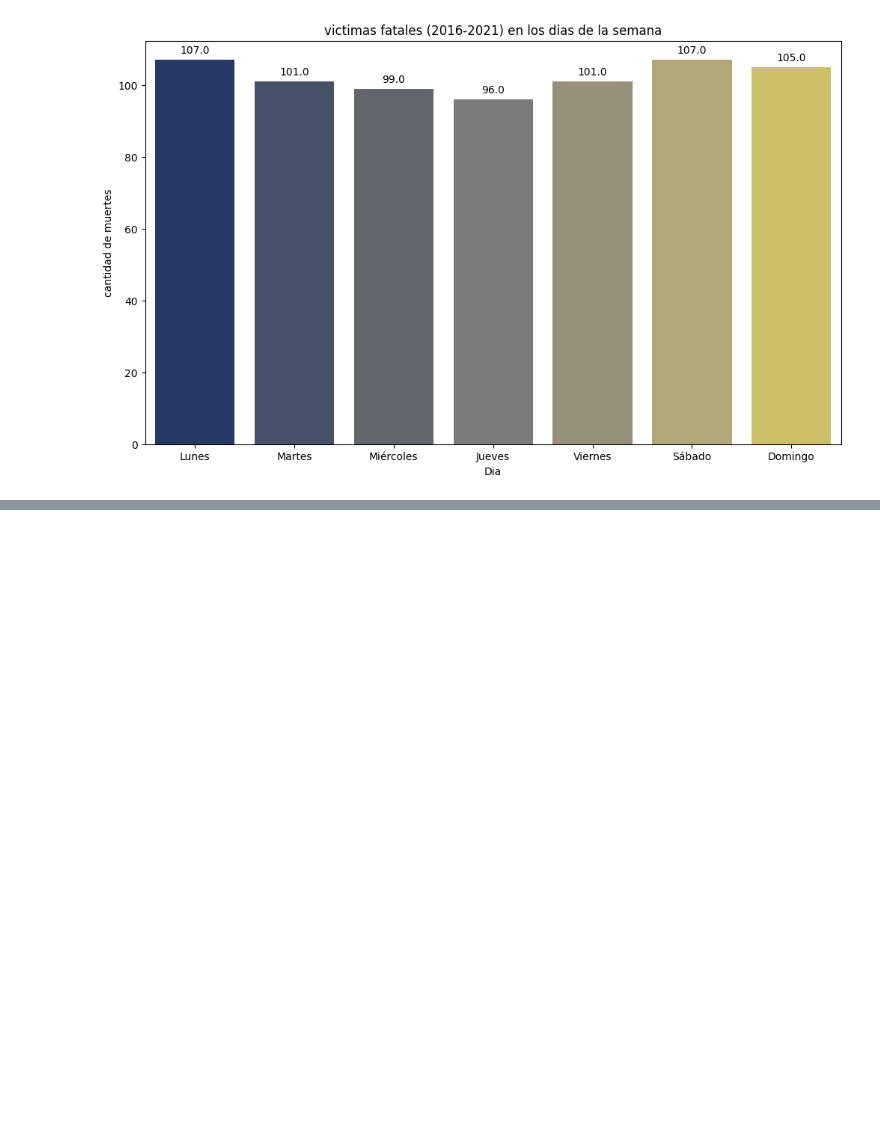
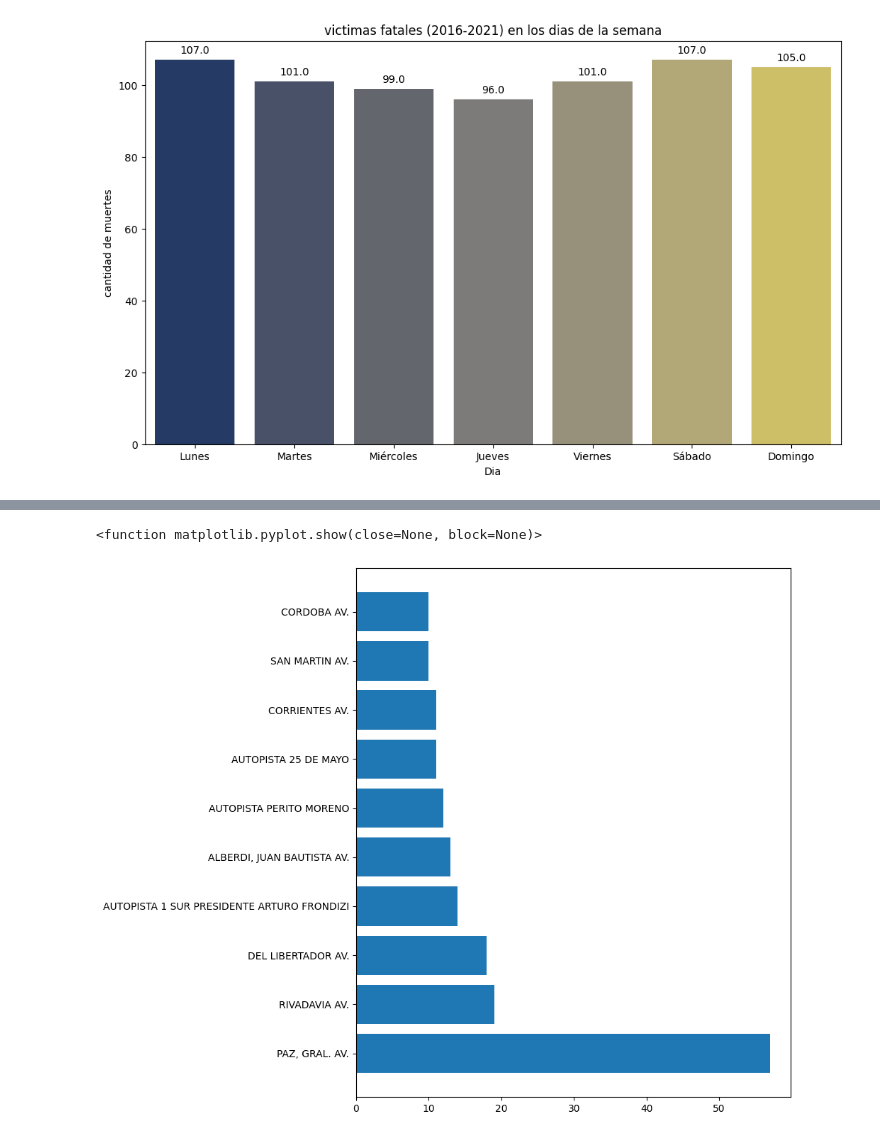
Before and after one commit to matiasbarriosled/PiDa2, a Jupyter notebook: EDA/EDA.ipynb, the cells around one changed output, grey strips where cells are left out. Cells and saved outputs as stored; diff of their text form; code cells hidden in the pictures; blank space fills up the shorter version.

```diff
--- a/EDA/EDA.ipynb
+++ b/EDA/EDA.ipynb
@@ -218,0 +238,15 @@ plt.show()
+# %%
+#usamos solo la columna 'Calle'
+calles = hechos['Calle']
+#realizamos un conteo de la cantidad de ocasiones en las que los accidentes ocurrieron en una determinada calle
+calles = calles.value_counts()
+#al ser mas de 200 resultados realizamos un filtrado para ver aquellas que tienen mayor cantidad de accidentes (en este caso +10)
+calles = calles[calles>=10]
+
+plt.figure(figsize=(10,8))
+plt.barh(y=calles.keys(), width=calles.values)
+plt.tight_layout()
+plt.show
+# %% [output]
+<function matplotlib.pyplot.show(close=None, block=None)>
+[figure, added]
```
Also changed, not shown: parts of 5 cells of this notebook.
